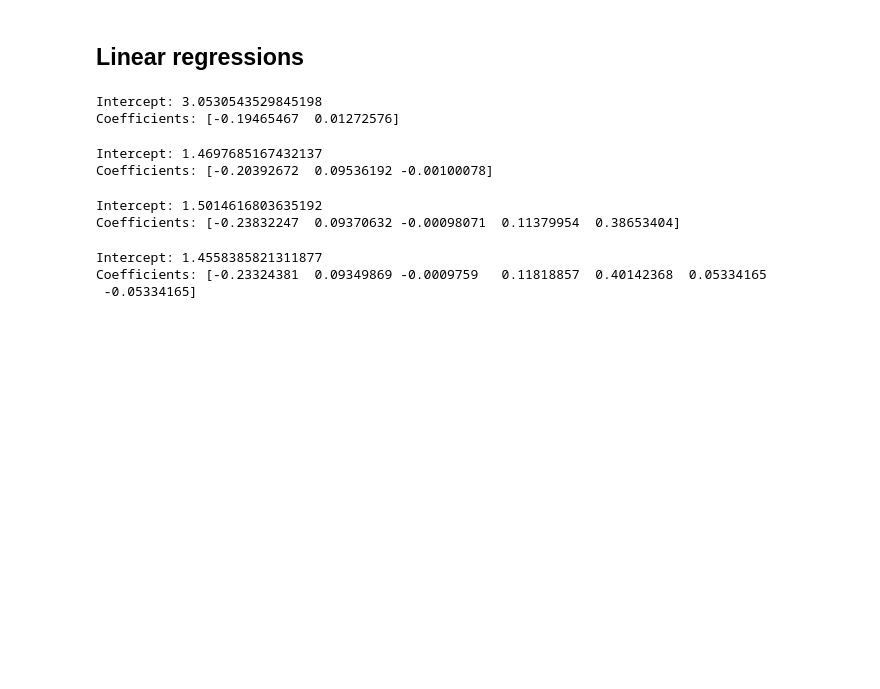
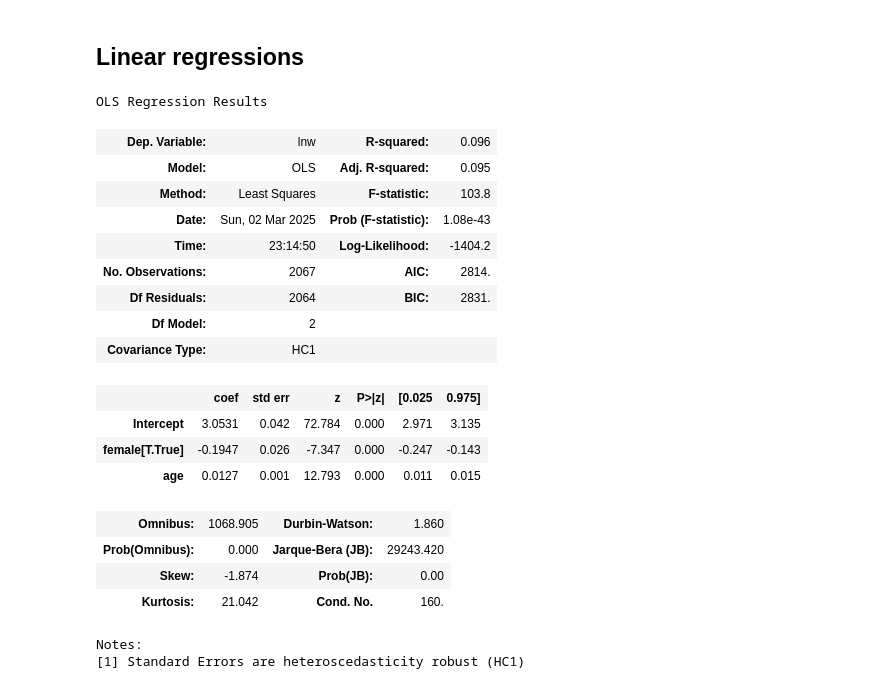
Before and after one commit to AssetKabdula/Prediction-with-Machine-Learning-for-Economists, a Jupyter notebook: Assignment_1/assignment_1.ipynb, the cells around one changed output. Drawn from its saved outputs; the diff is of its cells as text; code cells hidden in the pictures; blank space fills up the shorter version.

```diff
--- a/Assignment_1/assignment_1.ipynb
+++ b/Assignment_1/assignment_1.ipynb
@@ -204,37 +207,24 @@ X4 = data[['female', 'age', 'agesq', 'female_ed_MA', 'female_ed_Phd', 'priv', 'g
-# %%
-reg1 = LinearRegression()
-reg1.fit(X1, y)
-
-print(f"Intercept: {reg1.intercept_}")
-print(f"Coefficients: {reg1.coef_}")
-# %% [output]
-Intercept: 3.0530543529845198
-Coefficients: [-0.19465467  0.01272576]
-# %%
-reg2 = LinearRegression()
-reg2.fit(X2, y)
-
-print(f"Intercept: {reg2.intercept_}")
-print(f"Coefficients: {reg2.coef_}")
-# %% [output]
-Intercept: 1.4697685167432137
-Coefficients: [-0.20392672  0.09536192 -0.00100078]
-# %%
-reg3 = LinearRegression()
-reg3.fit(X3, y)
-
-print(f"Intercept: {reg3.intercept_}")
-print(f"Coefficients: {reg3.coef_}")
-# %% [output]
-Intercept: 1.5014616803635192
-Coefficients: [-0.23832247  0.09370632 -0.00098071  0.11379954  0.38653404]
-# %%
-reg4 = LinearRegression()
-reg4.fit(X4, y)
-
-print(f"Intercept: {reg4.intercept_}")
-print(f"Coefficients: {reg4.coef_}")
-# %% [output]
-Intercept: 1.4558385821311877
-Coefficients: [-0.23324381  0.09349869 -0.0009759   0.11818857  0.40142368  0.05334165
- -0.05334165]
+# %%
+reg1 = smf.ols(formula=model1, data=data).fit(cov_type="HC1")
+reg1.summary()
+# %% [output]
+OLS Regression Results
+| Dep. Variable: | lnw | R-squared: | 0.096 |
+| Model: | OLS | Adj. R-squared: | 0.095 |
+| Method: | Least Squares | F-statistic: | 103.8 |
+| Date: | Sun, 02 Mar 2025 | Prob (F-statistic): | 1.08e-43 |
+| Time: | 23:14:50 | Log-Likelihood: | -1404.2 |
+| No. Observations: | 2067 | AIC: | 2814. |
+| Df Residuals: | 2064 | BIC: | 2831. |
+| Df Model: | 2 |  |  |
+| Covariance Type: | HC1 |  |  |
+|  | coef | std err | z | P>|z| | [0.025 | 0.975] |
+| Intercept | 3.0531 | 0.042 | 72.784 | 0.000 | 2.971 | 3.135 |
+| female[T.True] | -0.1947 | 0.026 | -7.347 | 0.000 | -0.247 | -0.143 |
+| age | 0.0127 | 0.001 | 12.793 | 0.000 | 0.011 | 0.015 |
+| Omnibus: | 1068.905 | Durbin-Watson: | 1.860 |
+| Prob(Omnibus): | 0.000 | Jarque-Bera (JB): | 29243.420 |
+| Skew: | -1.874 | Prob(JB): | 0.00 |
+| Kurtosis: | 21.042 | Cond. No. | 160. |
+Notes:
+[1] Standard Errors are heteroscedasticity robust (HC1)
```
Also changed, not shown: parts of 20 cells of this notebook.
